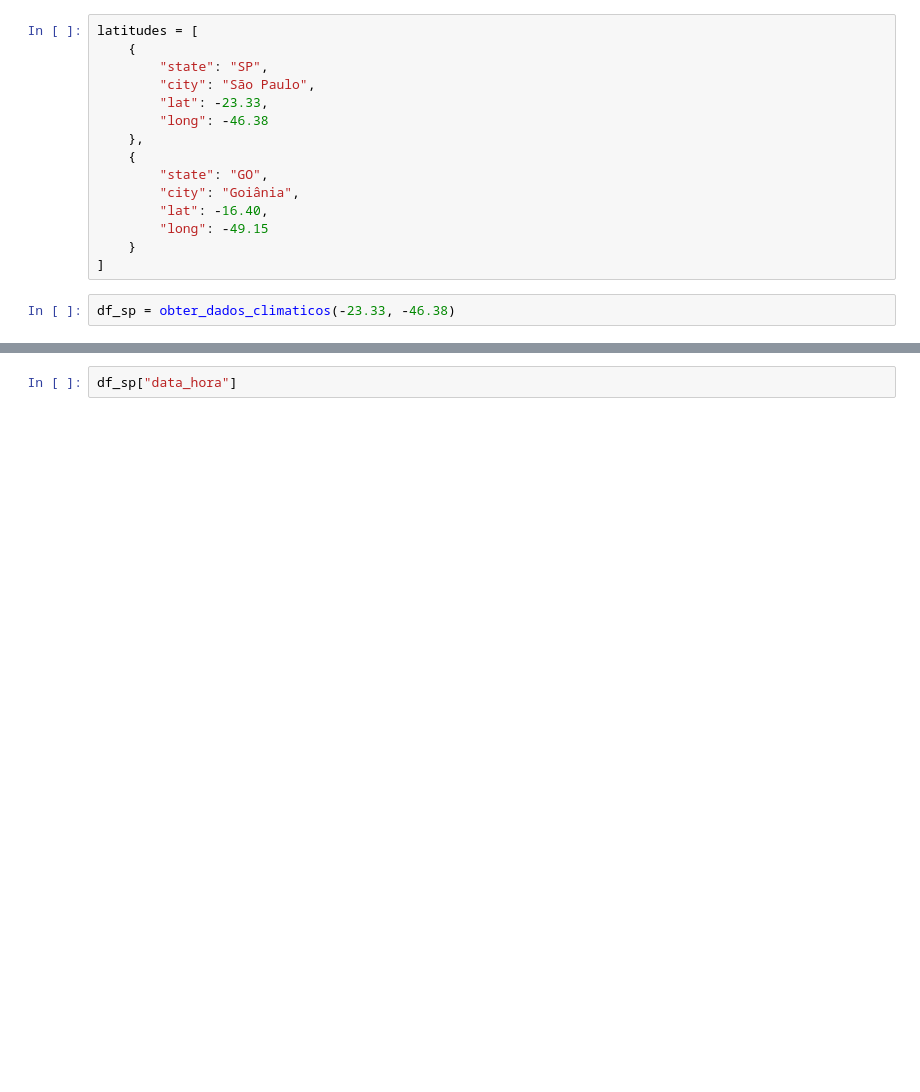
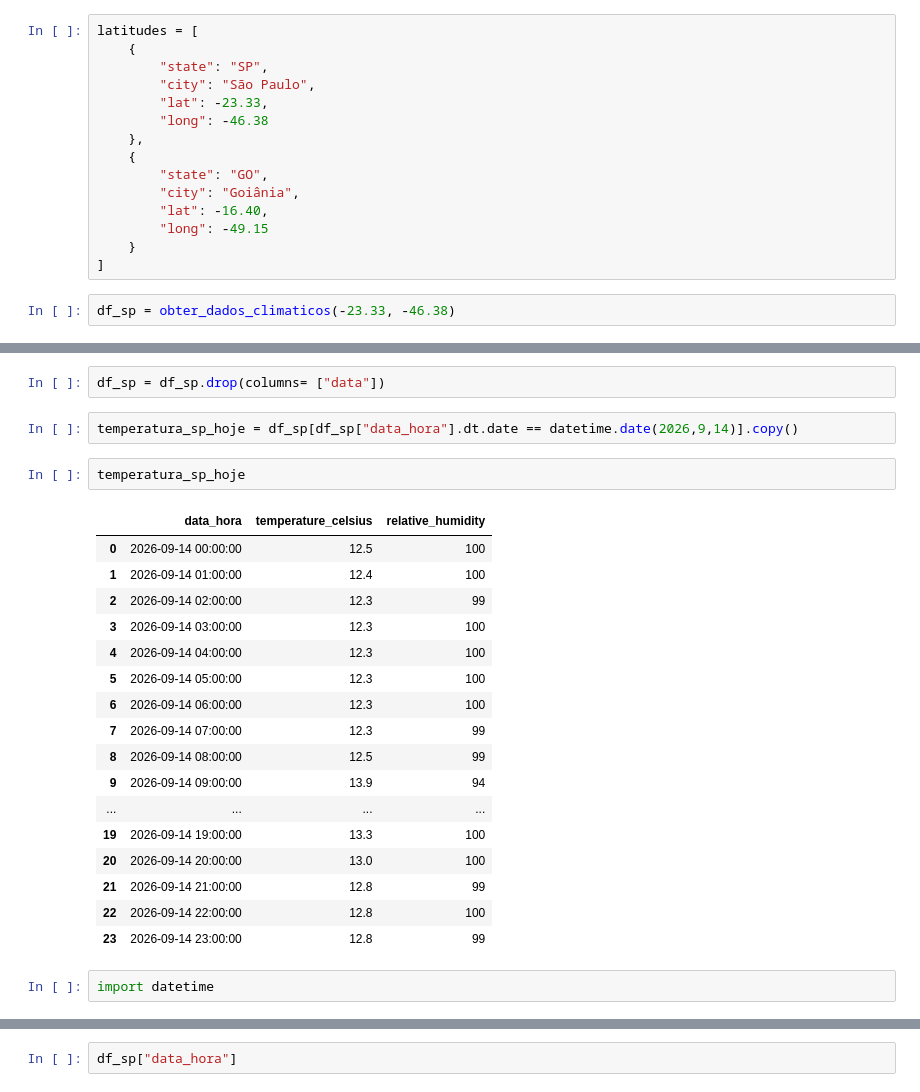
Before and after one commit to lucassilva-aiengineer/Pratica-Data-Sciense, a Jupyter notebook: pratica_6/smart_system_engineering_projeto_6.ipynb, the cells around one changed output, grey strips where cells are left out. Drawn from its saved outputs; the diff is of its cells as text; blank space fills up the shorter version.

```diff
--- a/pratica_6/smart_system_engineering_projeto_6.ipynb
+++ b/pratica_6/smart_system_engineering_projeto_6.ipynb
@@ -84,0 +123,26 @@ df_sp.head()
+# %%
+df_sp = df_sp.drop(columns= ["data"])
+# %%
+temperatura_sp_hoje = df_sp[df_sp["data_hora"].dt.date == datetime.date(2026,9,14)].copy()
+# %%
+temperatura_sp_hoje
+# %% [output]
+|  | data_hora | temperature_celsius | relative_humidity |
+| 0 | 2026-09-14 00:00:00 | 12.5 | 100 |
+| 1 | 2026-09-14 01:00:00 | 12.4 | 100 |
+| 2 | 2026-09-14 02:00:00 | 12.3 | 99 |
+| 3 | 2026-09-14 03:00:00 | 12.3 | 100 |
+| 4 | 2026-09-14 04:00:00 | 12.3 | 100 |
+| 5 | 2026-09-14 05:00:00 | 12.3 | 100 |
+| 6 | 2026-09-14 06:00:00 | 12.3 | 100 |
+| 7 | 2026-09-14 07:00:00 | 12.3 | 99 |
+| 8 | 2026-09-14 08:00:00 | 12.5 | 99 |
+| 9 | 2026-09-14 09:00:00 | 13.9 | 94 |
+| ... | ... | ... | ... |
+| 19 | 2026-09-14 19:00:00 | 13.3 | 100 |
+| 20 | 2026-09-14 20:00:00 | 13.0 | 100 |
+| 21 | 2026-09-14 21:00:00 | 12.8 | 99 |
+| 22 | 2026-09-14 22:00:00 | 12.8 | 100 |
+| 23 | 2026-09-14 23:00:00 | 12.8 | 99 |
+# %%
+import datetime
```
Also changed, not shown: parts of 10 cells of this notebook.
